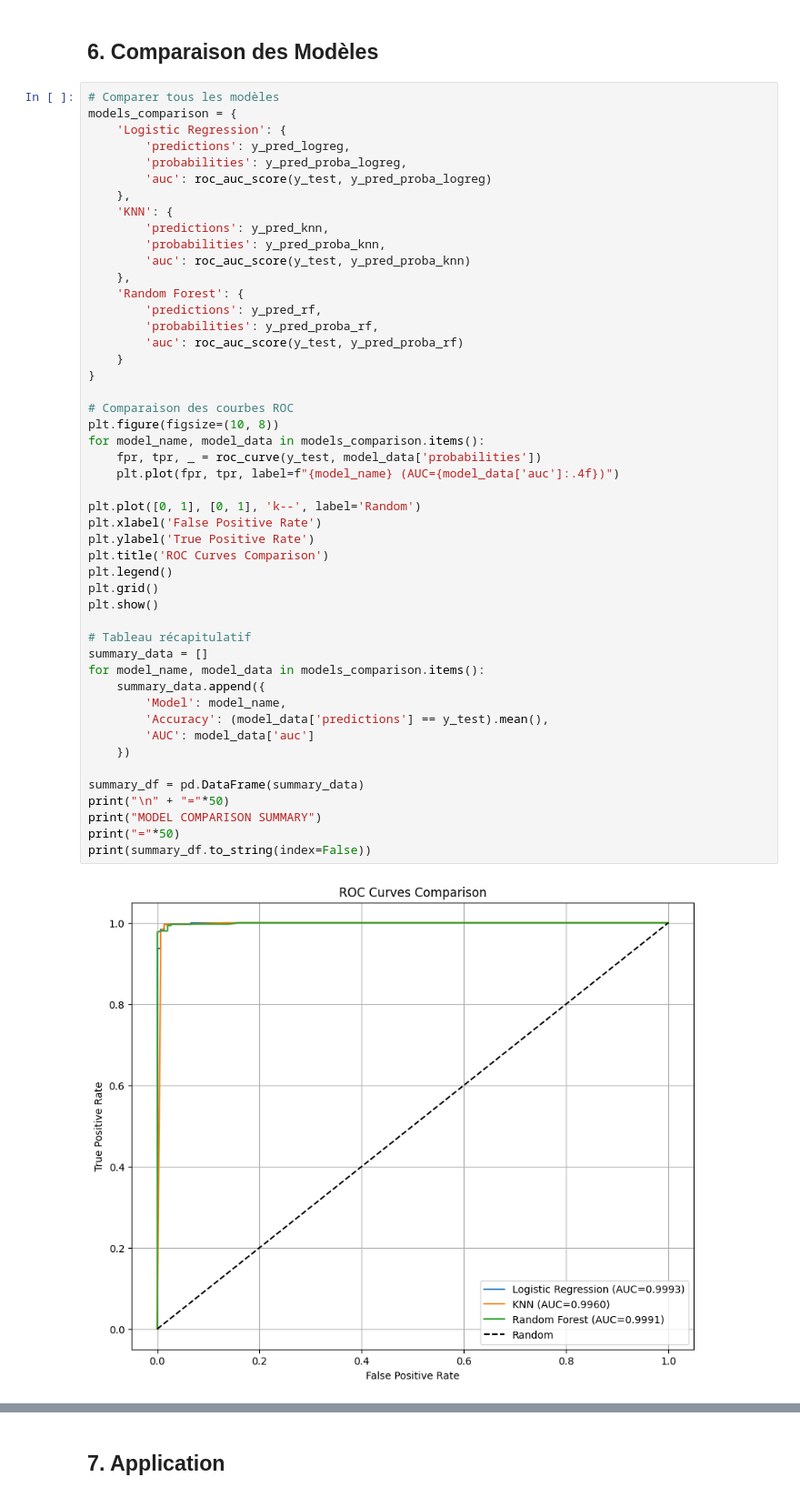
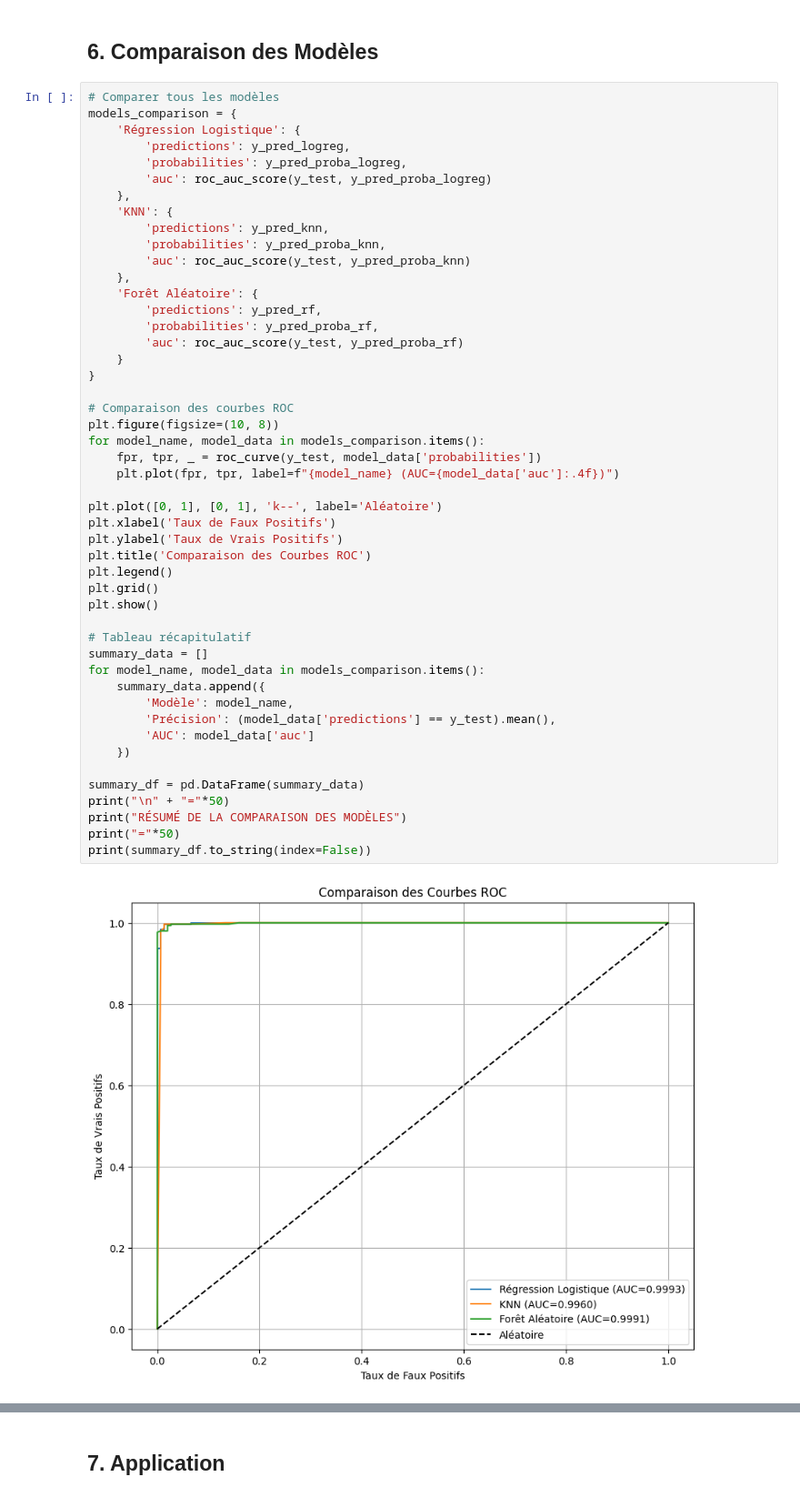
Before and after one commit to makokuzii/Detectez-des-faux-billets-avec-Python, a Jupyter notebook: main.ipynb, the cells around one changed output, grey strips where cells are left out. Shown at 91% size. Drawn from its saved outputs; the diff is of its cells as text.

```diff
--- a/main.ipynb
+++ b/main.ipynb
@@ -515,7 +445,7 @@ ROC-AUC Score: 0.9991
 # %%
 # Comparer tous les modèles
 models_comparison = {
-    'Logistic Regression': {
+    'Régression Logistique': {
         'predictions': y_pred_logreg,
         'probabilities': y_pred_proba_logreg,
         'auc': roc_auc_score(y_test, y_pred_proba_logreg)
@@ -525,41 +455,41 @@ models_comparison = {
         'probabilities': y_pred_proba_knn,
         'auc': roc_auc_score(y_test, y_pred_proba_knn)
     },
-    'Random Forest': {
+    'Forêt Aléatoire': {
         'predictions': y_pred_rf,
         'probabilities': y_pred_proba_rf,
         'auc': roc_auc_score(y_test, y_pred_proba_rf)
     }
 }
 
 # Comparaison des courbes ROC
 plt.figure(figsize=(10, 8))
 for model_name, model_data in models_comparison.items():
     fpr, tpr, _ = roc_curve(y_test, model_data['probabilities'])
     plt.plot(fpr, tpr, label=f"{model_name} (AUC={model_data['auc']:.4f})")
 
-plt.plot([0, 1], [0, 1], 'k--', label='Random')
-plt.xlabel('False Positive Rate')
-plt.ylabel('True Positive Rate')
-plt.title('ROC Curves Comparison')
+plt.plot([0, 1], [0, 1], 'k--', label='Aléatoire')
+plt.xlabel('Taux de Faux Positifs')
+plt.ylabel('Taux de Vrais Positifs')
+plt.title('Comparaison des Courbes ROC')
 plt.legend()
 plt.grid()
 plt.show()
 
 # Tableau récapitulatif
 summary_data = []
 for model_name, model_data in models_comparison.items():
     summary_data.append({
-        'Model': model_name,
-        'Accuracy': (model_data['predictions'] == y_test).mean(),
+        'Modèle': model_name,
+        'Précision': (model_data['predictions'] == y_test).mean(),
         'AUC': model_data['auc']
     })
 
 summary_df = pd.DataFrame(summary_data)
 print("\n" + "="*50)
-print("MODEL COMPARISON SUMMARY")
+print("RÉSUMÉ DE LA COMPARAISON DES MODÈLES")
 print("="*50)
 print(summary_df.to_string(index=False))
 # %% [output]
-[figure, old version]
+[figure, new version]
 ==================================================
```
Also changed, not shown: parts of 12 cells of this notebook, 6 other files.
